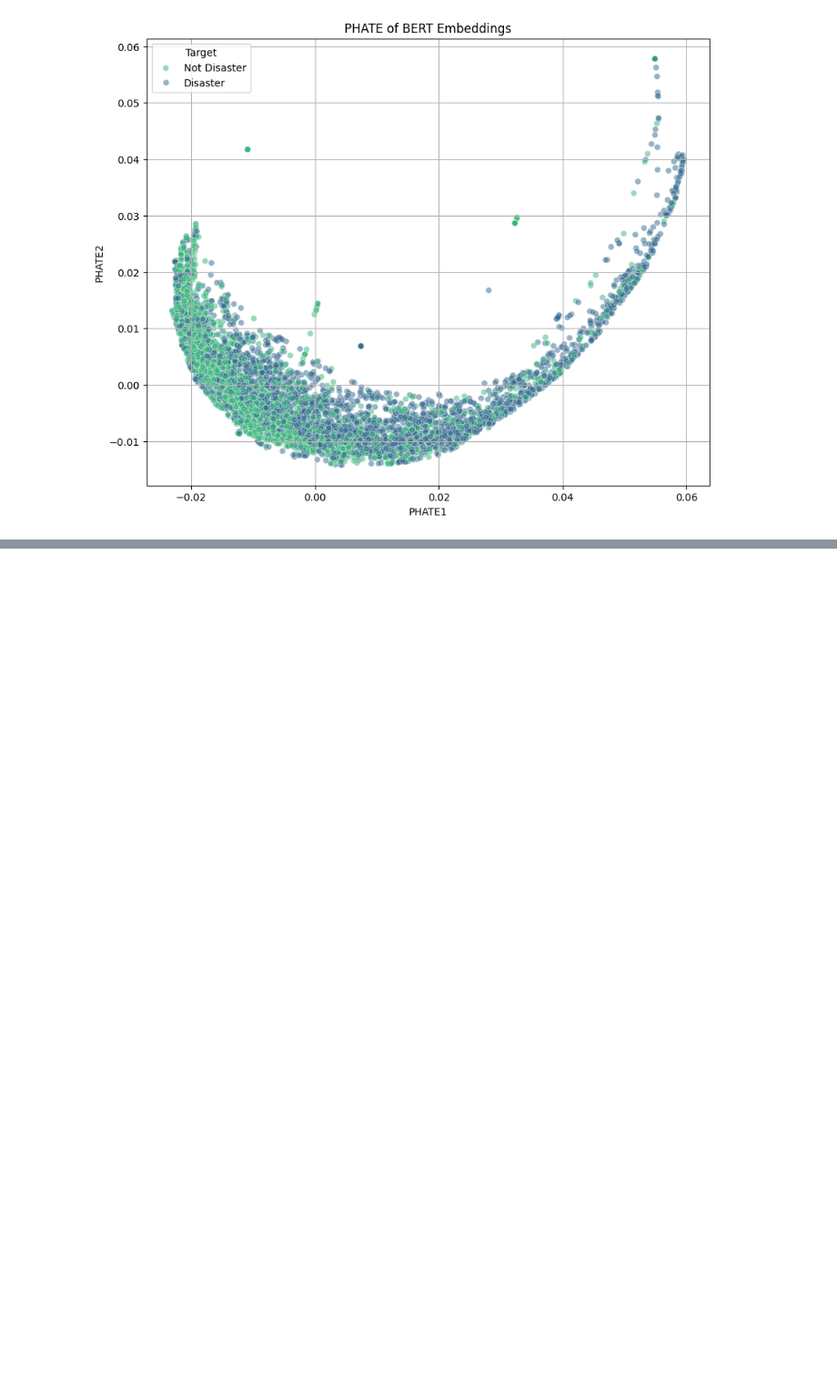
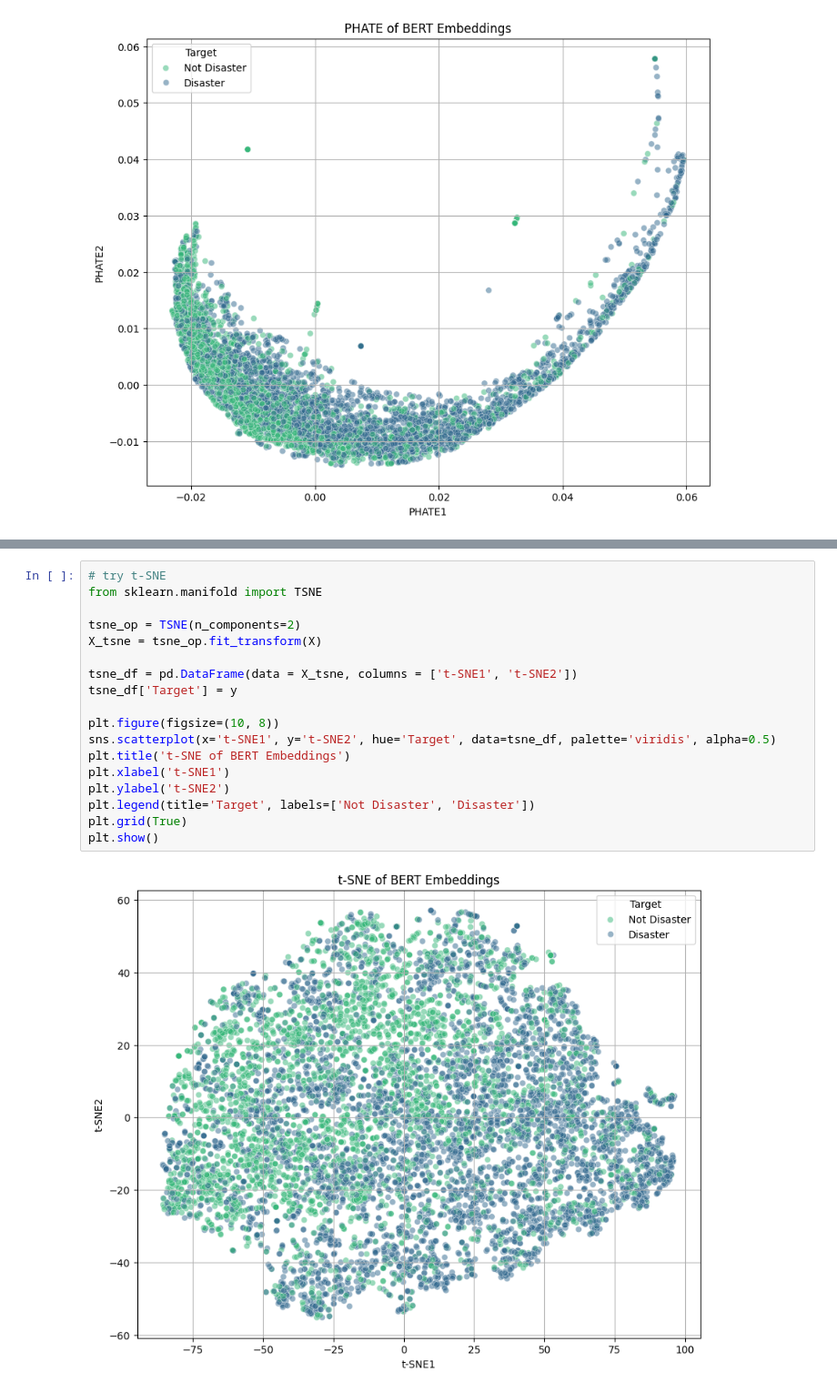
Before and after one commit to Crashprn/MachineLearningFinalProject, a Jupyter notebook: Visualization-testing.ipynb, the cells around one changed output, grey strips where cells are left out. Shown at 91% size. Cells and saved outputs as stored; diff of their text form; blank space fills up the shorter version.

```diff
--- a/Visualization-testing.ipynb
+++ b/Visualization-testing.ipynb
@@ -124,3 +123,23 @@ plt.grid(True)
 plt.show()
 # %% [output]
 [figure]
+# %%
+# try t-SNE
+from sklearn.manifold import TSNE
+
+tsne_op = TSNE(n_components=2)
+X_tsne = tsne_op.fit_transform(X)
+
+tsne_df = pd.DataFrame(data = X_tsne, columns = ['t-SNE1', 't-SNE2'])
+tsne_df['Target'] = y
+
+plt.figure(figsize=(10, 8))
+sns.scatterplot(x='t-SNE1', y='t-SNE2', hue='Target', data=tsne_df, palette='viridis', alpha=0.5)
+plt.title('t-SNE of BERT Embeddings')
+plt.xlabel('t-SNE1')
+plt.ylabel('t-SNE2')
+plt.legend(title='Target', labels=['Not Disaster', 'Disaster'])
+plt.grid(True)
+plt.show()
+# %% [output]
+[figure, added]
```
Also changed, not shown: parts of 1 cell of this notebook.
